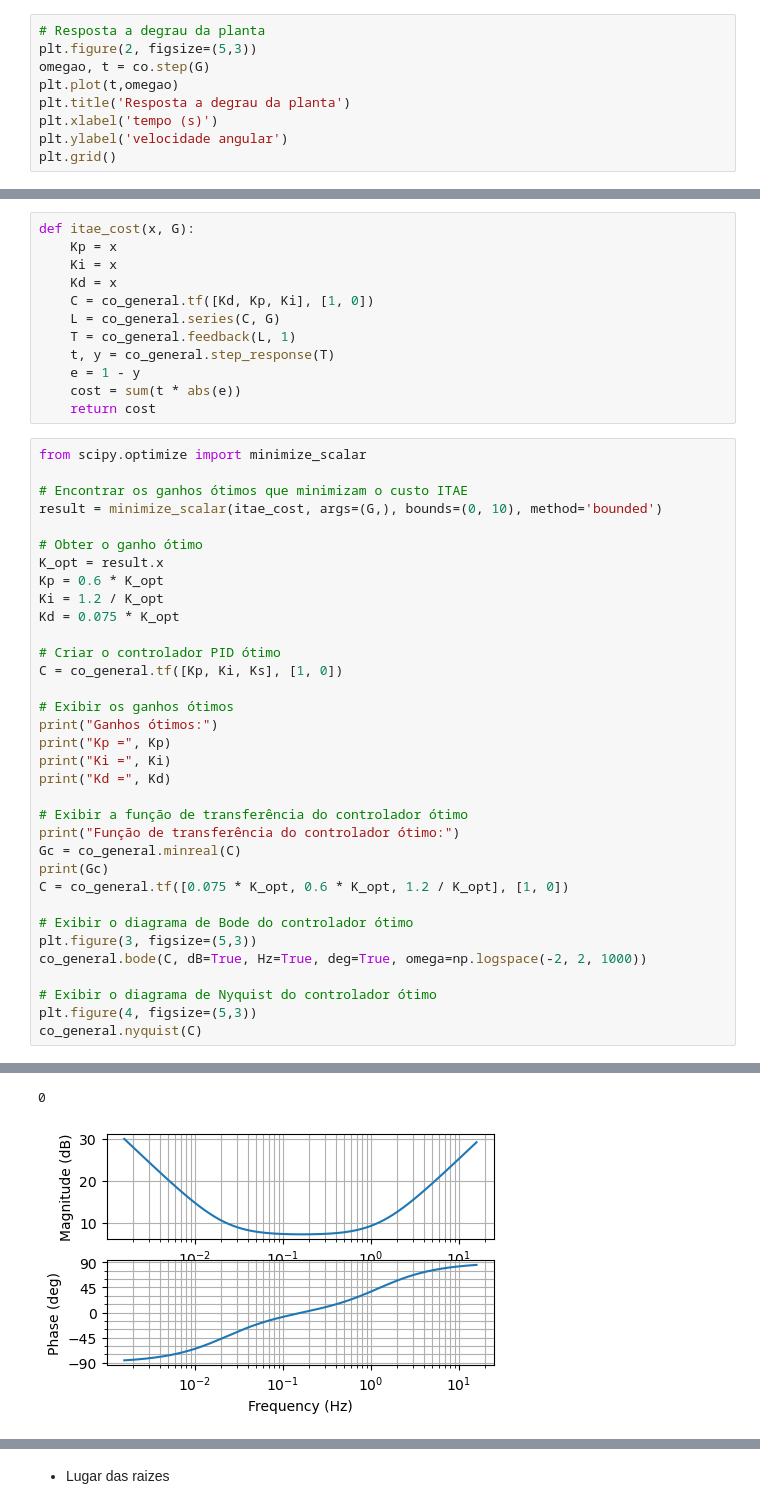
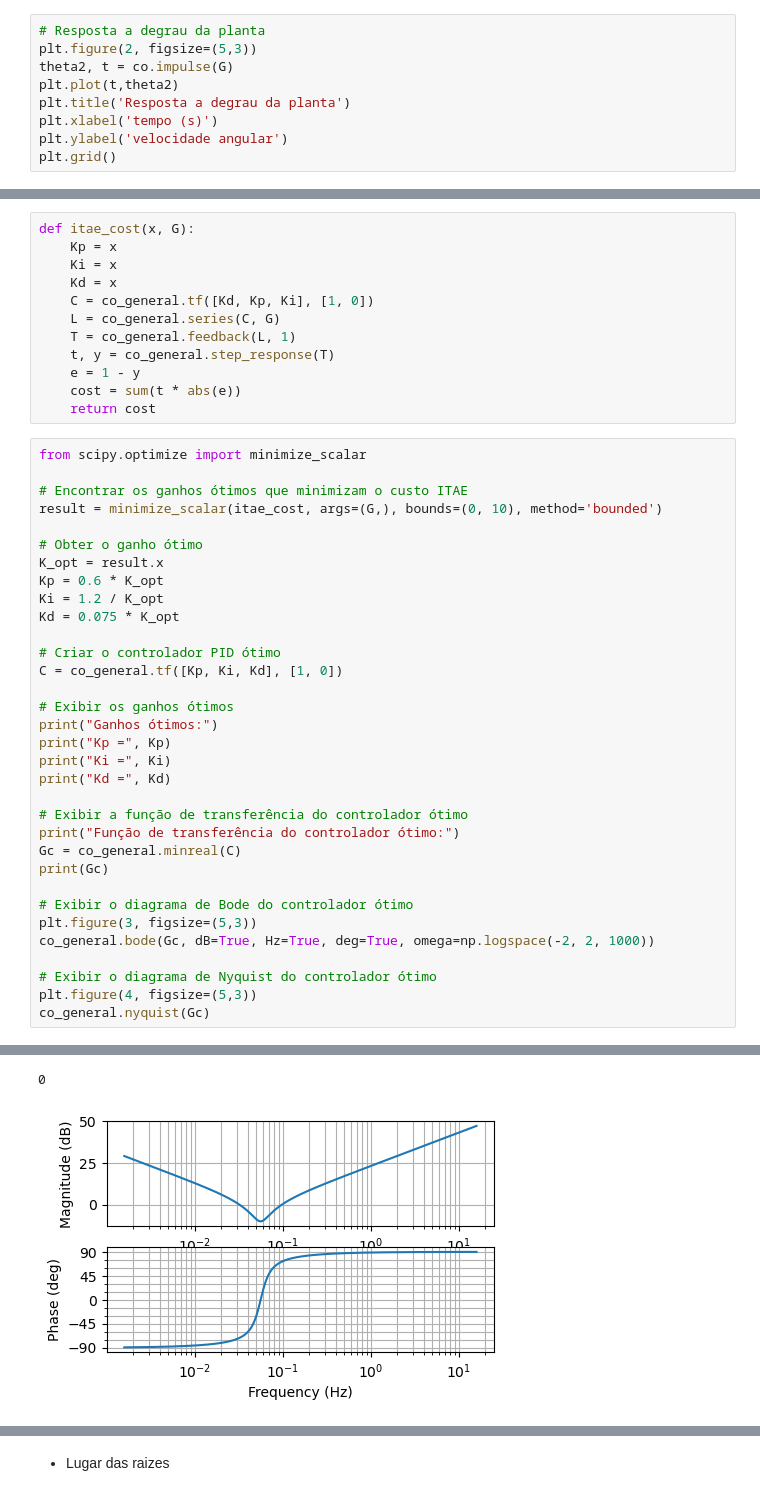
Before and after one commit to dpiassi/PME3481_2023_GuindasteHidraulicoFlorestal, a Jupyter notebook: GuindasteHidraulicoFlorestalControleClassico.ipynb, the cells around one changed output, grey strips where cells are left out. Drawn from its saved outputs; the diff is of its cells as text.

```diff
--- a/GuindasteHidraulicoFlorestalControleClassico.ipynb
+++ b/GuindasteHidraulicoFlorestalControleClassico.ipynb
@@ -88,8 +88,8 @@ co.nyquist(G)
 # %%
 # Resposta a degrau da planta
 plt.figure(2, figsize=(5,3))
-omegao, t = co.step(G)
-plt.plot(t,omegao)
+theta2, t = co.impulse(G)
+plt.plot(t,theta2)
 plt.title('Resposta a degrau da planta')
 plt.xlabel('tempo (s)')
 plt.ylabel('velocidade angular')
@@ -171,37 +175,36 @@ Ki = 1.2 / K_opt
 Kd = 0.075 * K_opt
 
 # Criar o controlador PID ótimo
-C = co_general.tf([Kp, Ki, Ks], [1, 0])
+C = co_general.tf([Kp, Ki, Kd], [1, 0])
 
 # Exibir os ganhos ótimos
 print("Ganhos ótimos:")
 print("Kp =", Kp)
 print("Ki =", Ki)
 print("Kd =", Kd)
 
 # Exibir a função de transferência do controlador ótimo
 print("Função de transferência do controlador ótimo:")
 Gc = co_general.minreal(C)
 print(Gc)
-C = co_general.tf([0.075 * K_opt, 0.6 * K_opt, 1.2 / K_opt], [1, 0])
 
 # Exibir o diagrama de Bode do controlador ótimo
 plt.figure(3, figsize=(5,3))
-co_general.bode(C, dB=True, Hz=True, deg=True, omega=np.logspace(-2, 2, 1000))
+co_general.bode(Gc, dB=True, Hz=True, deg=True, omega=np.logspace(-2, 2, 1000))
 
 # Exibir o diagrama de Nyquist do controlador ótimo
 plt.figure(4, figsize=(5,3))
-co_general.nyquist(C)
+co_general.nyquist(Gc)
 # %% [output]
 Ganhos ótimos:
 Kp = 2.2917960675006306
 Ki = 0.3141640786499874
 Kd = 0.2864745084375788
 Função de transferência do controlador ótimo:
 0 states have been removed from the model
 
 2.292 s^2 + 0.3142 s + 0.2865
 -----------------------------
               s
 0
-[figure, old version]
+[figure, new version]
```
Also changed, not shown: parts of 5 cells of this notebook.
